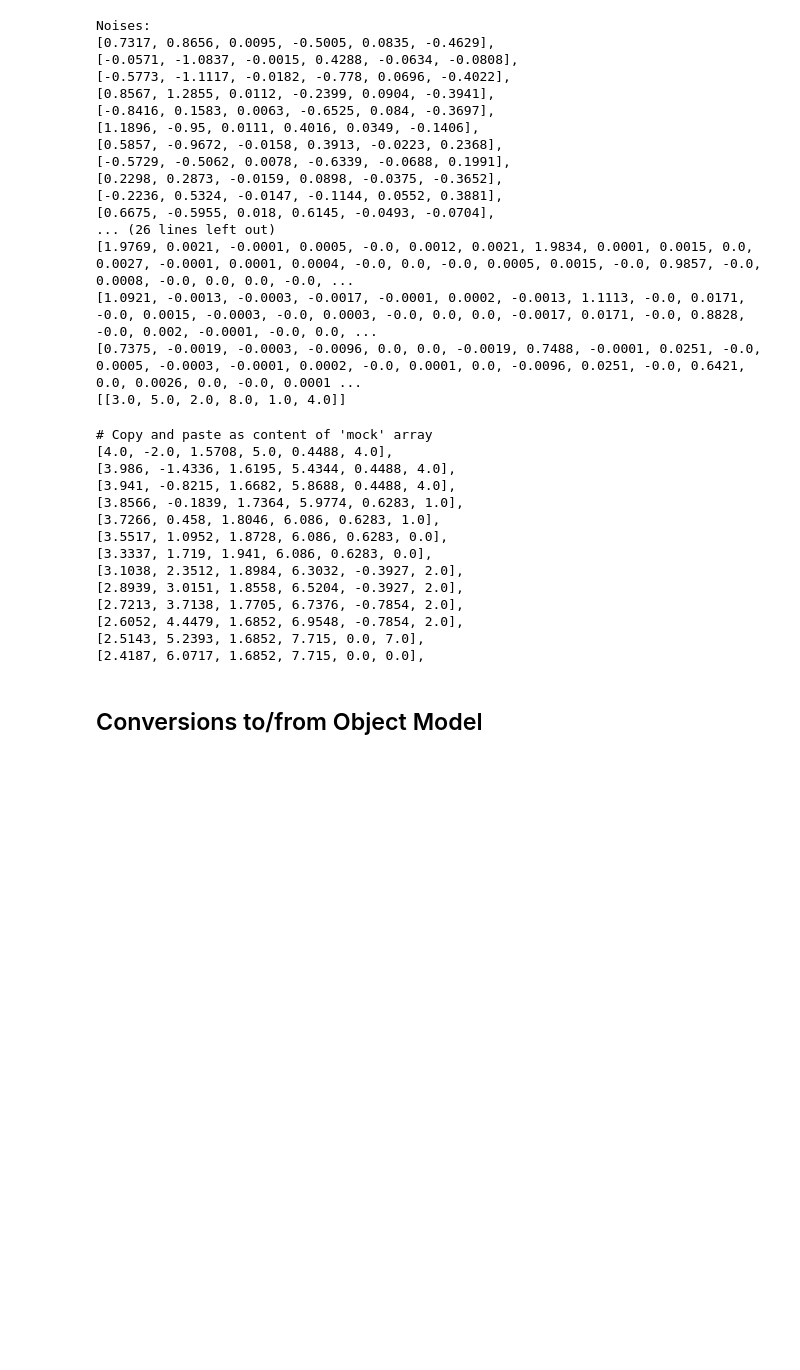
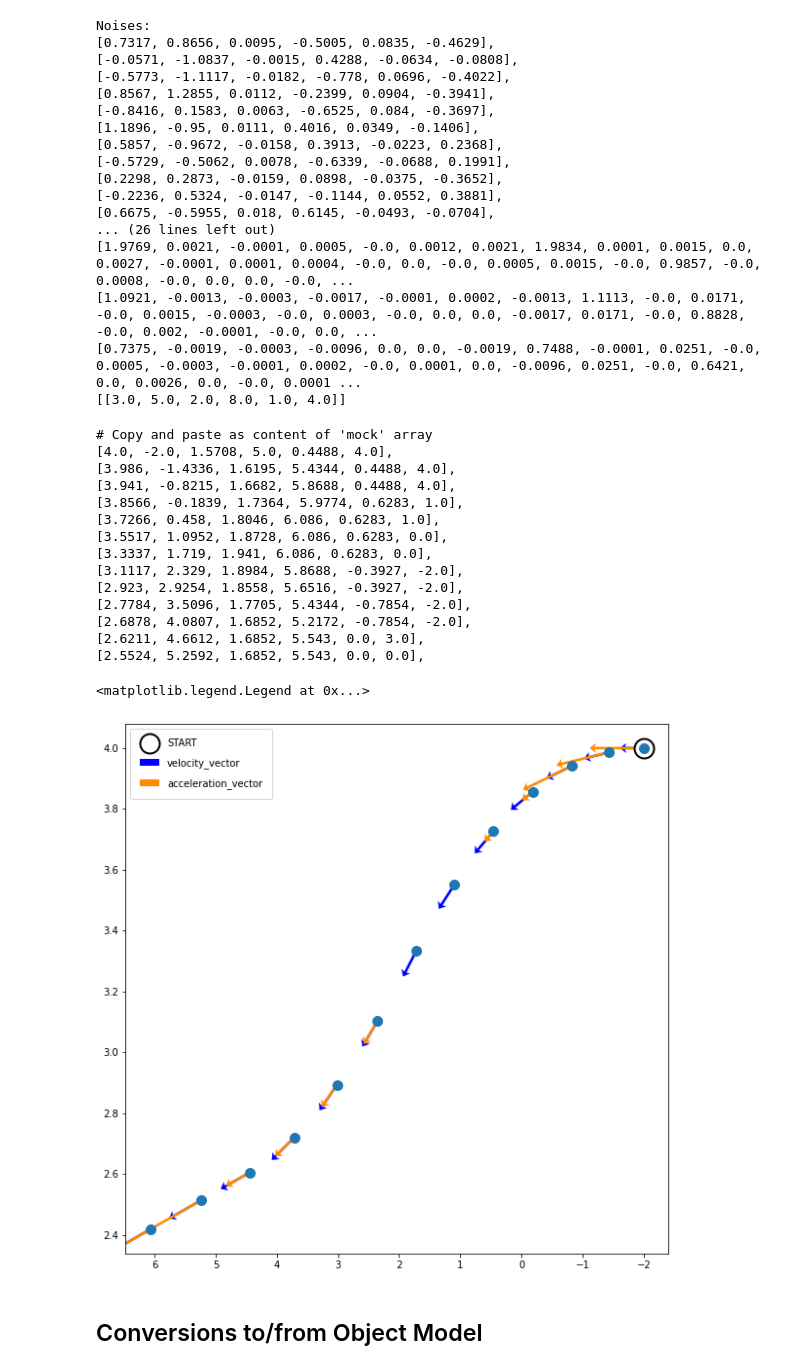
Before and after one commit to icaropires/objectlevel_fusion, a Jupyter notebook: experiments/temporal_alignment_EKF.ipynb, the cells around one changed output. Drawn from its saved outputs; the diff is of its cells as text; code cells hidden in the pictures; blank space fills up the shorter version.

Commit message:
Add mocked values visualization for temporal aligner experiment

```diff
--- a/experiments/temporal_alignment_EKF.ipynb
+++ b/experiments/temporal_alignment_EKF.ipynb
@@ -409,7 +409,7 @@ def generate_mock(initial_state, dts):
         elif i == 5:
             x[STATE_ACCELERATION_IDX] -= 1
         elif i == 7:
-            x[STATE_ACCELERATION_IDX] += 2
+            x[STATE_ACCELERATION_IDX] -= 2
             x[STATE_YAW_RATE_IDX] = -np.pi/8
         elif i == 9:
             x[STATE_YAW_RATE_IDX] = -np.pi/4
@@ -436,12 +436,63 @@ generate_mock(initial_state, dts)
 [3.7266, 0.458, 1.8046, 6.086, 0.6283, 1.0],
 [3.5517, 1.0952, 1.8728, 6.086, 0.6283, 0.0],
 [3.3337, 1.719, 1.941, 6.086, 0.6283, 0.0],
-[3.1038, 2.3512, 1.8984, 6.3032, -0.3927, 2.0],
-[2.8939, 3.0151, 1.8558, 6.5204, -0.3927, 2.0],
-[2.7213, 3.7138, 1.7705, 6.7376, -0.7854, 2.0],
-[2.6052, 4.4479, 1.6852, 6.9548, -0.7854, 2.0],
-[2.5143, 5.2393, 1.6852, 7.715, 0.0, 7.0],
-[2.4187, 6.0717, 1.6852, 7.715, 0.0, 0.0],
+[3.1117, 2.329, 1.8984, 5.8688, -0.3927, -2.0],
+[2.923, 2.9254, 1.8558, 5.6516, -0.3927, -2.0],
+[2.7784, 3.5096, 1.7705, 5.4344, -0.7854, -2.0],
+[2.6878, 4.0807, 1.6852, 5.2172, -0.7854, -2.0],
+[2.6211, 4.6612, 1.6852, 5.543, 0.0, 3.0],
+[2.5524, 5.2592, 1.6852, 5.543, 0.0, 0.0],
+# %%
+import matplotlib.pyplot as plt
+
+fig = plt.figure(figsize=(10,10))
+plt.gca().invert_xaxis()
+
+
+# Copy and pasted from 'generate_mock' output
+measurements = np.array([
+    [4.0, -2.0, 1.5708, 5.0, 0.4488, 4.0],
+    [3.986, -1.4336, 1.6195, 5.4344, 0.4488, 4.0],
+    [3.941, -0.8215, 1.6682, 5.8688, 0.4488, 4.0],
+    [3.8566, -0.1839, 1.7364, 5.9774, 0.6283, 1.0],
+    [3.7266, 0.458, 1.8046, 6.086, 0.6283, 1.0],
+    [3.5517, 1.0952, 1.8728, 6.086, 0.6283, 0.0],
+    [3.3337, 1.719, 1.941, 6.086, 0.6283, 0.0],
+    [3.1038, 2.3512, 1.8984, 6.3032, -0.3927, 2.0],
+    [2.8939, 3.0151, 1.8558, 6.5204, -0.3927, 2.0],
+    [2.7213, 3.7138, 1.7705, 6.7376, -0.7854, 2.0],
+    [2.6052, 4.4479, 1.6852, 6.9548, -0.7854, 2.0],
+    [2.5143, 5.2393, 1.6852, 7.715, 0.0, 7.0],
+    [2.4187, 6.0717, 1.6852, 7.715, 0.0, 0.0],
+])
+
+x_gen = measurements[:, STATE_X_IDX]
+y_gen = measurements[:, STATE_Y_IDX]
+
+v_gen = measurements[:, STATE_VELOCITY_IDX]
+a_gen = measurements[:, STATE_ACCELERATION_IDX]
+
+yaw_gen = measurements[:, STATE_YAW_IDX]
+
+plt.plot(y_gen[0], x_gen[0], 'o', label='START', c='w', ms=20, mew=2, mec='k')
+plt.plot(y_gen, x_gen, 'o', ms=10)
+
+vx_gen = np.cos(yaw_gen) * v_gen
+vy_gen = np.sin(yaw_gen) * v_gen
+
+ax_gen = np.cos(yaw_gen) * a_gen
+ay_gen = np.sin(yaw_gen) * a_gen
+
+plt.quiver(y_gen, x_gen, vy_gen, vx_gen, units='xy', angles='xy', color='b',
+           width=0.03, headlength=2.5, headwidth=4, headaxislength=2, label='velocity_vector')
+
+plt.quiver(y_gen, x_gen, ay_gen, ax_gen, units='xy', angles='xy', color='darkorange',
+           width=0.03, headlength=2.5, headwidth=4, headaxislength=2, label='acceleration_vector')
+
+plt.legend(labelspacing=1, borderpad=1)
+# %% [output]
+<matplotlib.legend.Legend at 0x...>
+[figure, added]
 # %% [markdown]
 ## Conversions to/from Object Model
 # %%
```
Also changed, not shown: parts of 1 cell of this notebook.
